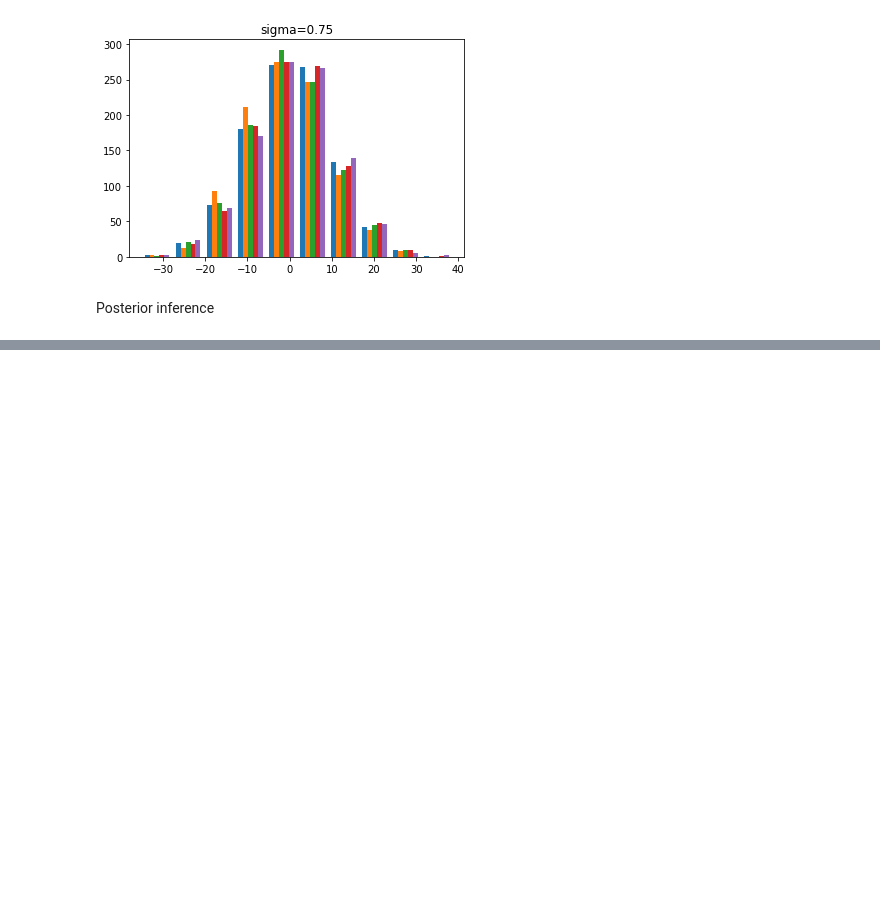
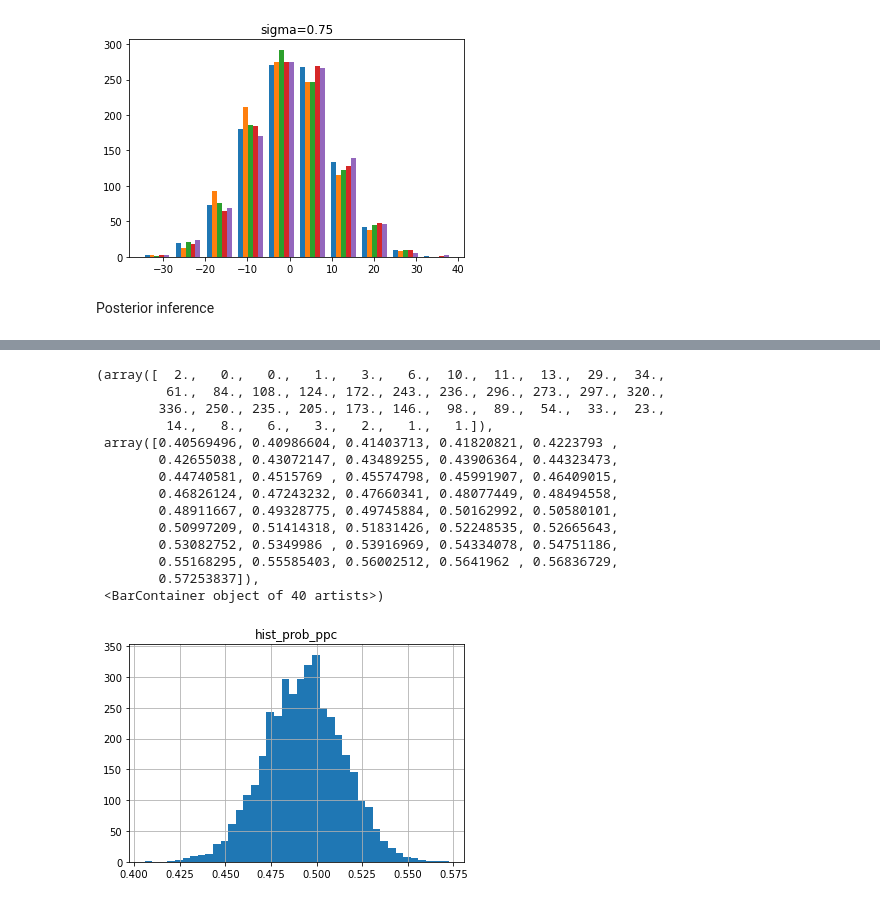
Before and after one commit to Truos/DataAnalytics, a Jupyter notebook: L05/ex1.ipynb, the cells around one changed output, grey strips where cells are left out. Saved outputs shown, nothing was run; the diff lists cells and outputs as text; code cells hidden in the pictures; blank space fills up the shorter version.

```diff
--- a/L05/ex1.ipynb
+++ b/L05/ex1.ipynb
@@ -224,0 +265,27 @@ plt.plot(estimate_ppc_df)
+# %%
+prob_ppc=(fit.stan_variable('prob_ppc'))
+mean_prob_ppc=[]
+x=0
+for a in prob_ppc:
+    mean_prob_ppc.append(a.mean())
+    x=x+1
+fig, ax = plt.subplots()
+plt.title("hist_prob_ppc")
+plt.grid()
+ax.hist(mean_prob_ppc, bins =40)
+# %% [output]
+(array([  2.,   0.,   0.,   1.,   3.,   6.,  10.,  11.,  13.,  29.,  34.,
+         61.,  84., 108., 124., 172., 243., 236., 296., 273., 297., 320.,
+        336., 250., 235., 205., 173., 146.,  98.,  89.,  54.,  33.,  23.,
+         14.,   8.,   6.,   3.,   2.,   1.,   1.]),
+ array([0.40569496, 0.40986604, 0.41403713, 0.41820821, 0.4223793 ,
+        0.42655038, 0.43072147, 0.43489255, 0.43906364, 0.44323473,
+        0.44740581, 0.4515769 , 0.45574798, 0.45991907, 0.46409015,
+        0.46826124, 0.47243232, 0.47660341, 0.48077449, 0.48494558,
+        0.48911667, 0.49328775, 0.49745884, 0.50162992, 0.50580101,
+        0.50997209, 0.51414318, 0.51831426, 0.52248535, 0.52665643,
+        0.53082752, 0.5349986 , 0.53916969, 0.54334078, 0.54751186,
+        0.55168295, 0.55585403, 0.56002512, 0.5641962 , 0.56836729,
+        0.57253837]),
+ <BarContainer object of 40 artists>)
+[figure, added]
```
Also changed, not shown: parts of 12 cells of this notebook, 6 other files.
